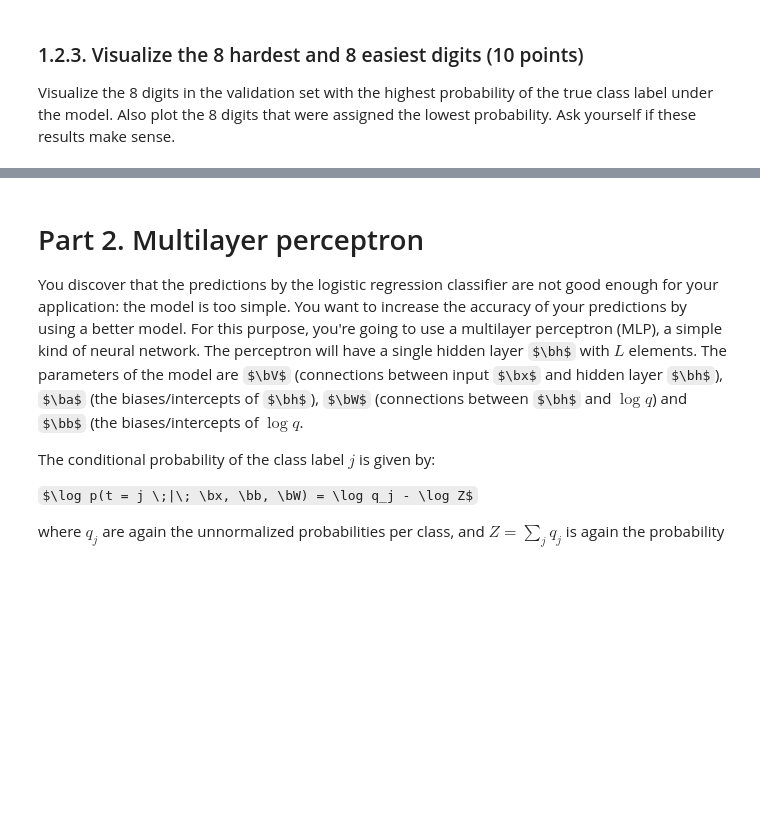
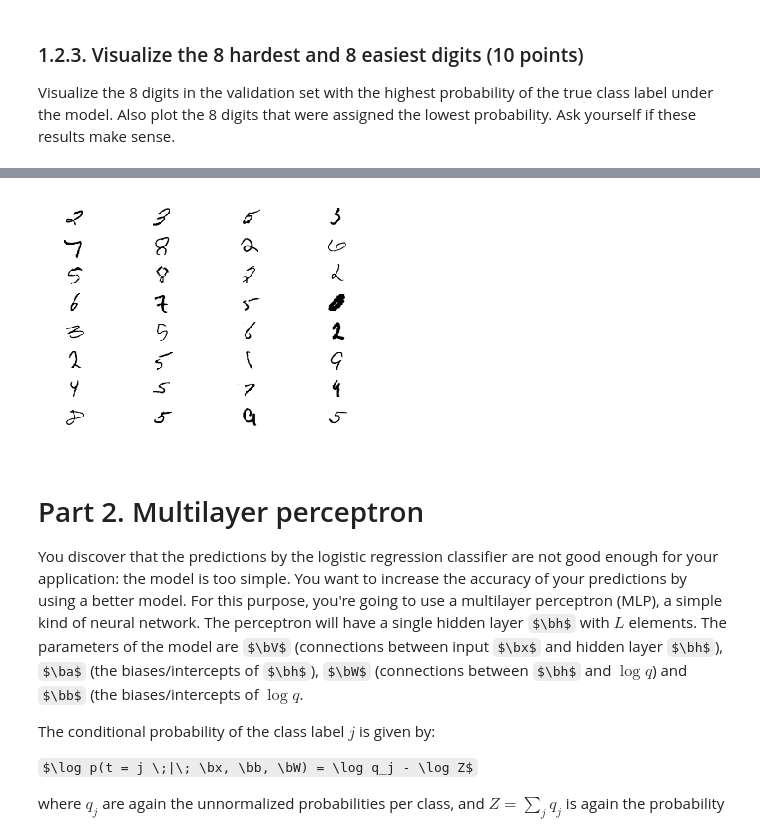
Before and after one commit to bogdanteleaga/ML1, a Jupyter notebook: lab2/lab02_Keijzer_Teleaga.ipynb, the cells around one changed output, grey strips where cells are left out. Saved outputs shown, nothing was run; the diff lists cells and outputs as text; code cells hidden in the pictures; some formulas as TeX source; blank space fills up the shorter version.

```diff
--- a/lab2/lab02_Keijzer_Teleaga.ipynb
+++ b/lab2/lab02_Keijzer_Teleaga.ipynb
@@ -293,3 +297,8 @@ plot_digits(x_train[idx], numcols=4)
+# %%
+idx = [x[0] for x in best_train[-32:]]
+plot_digits(x_train[idx], numcols=4)
+# %% [output]
+[figure, added]
 # %% [markdown]
 # Part 2. Multilayer perceptron
 
```
Also changed, not shown: parts of 13 cells of this notebook.
